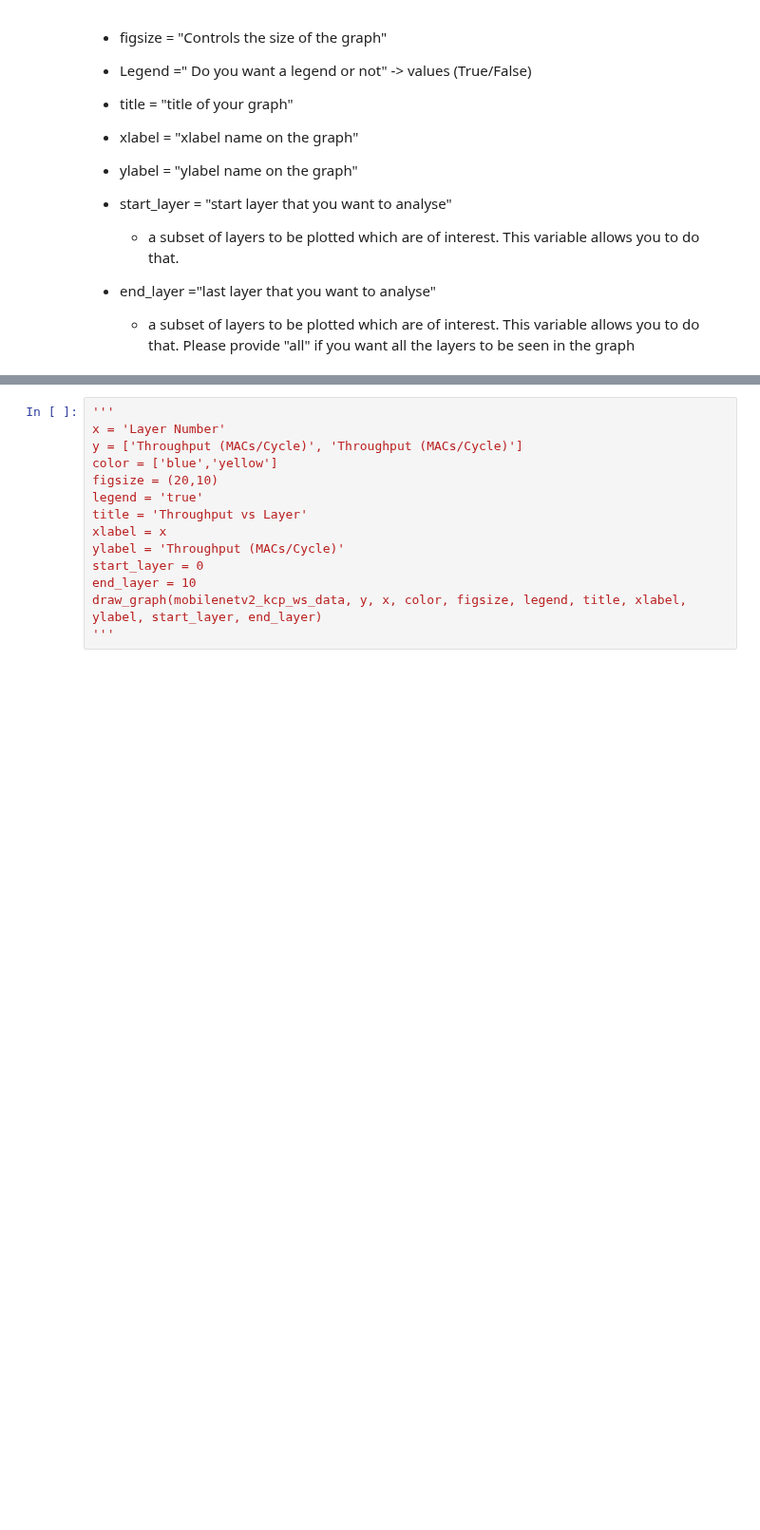
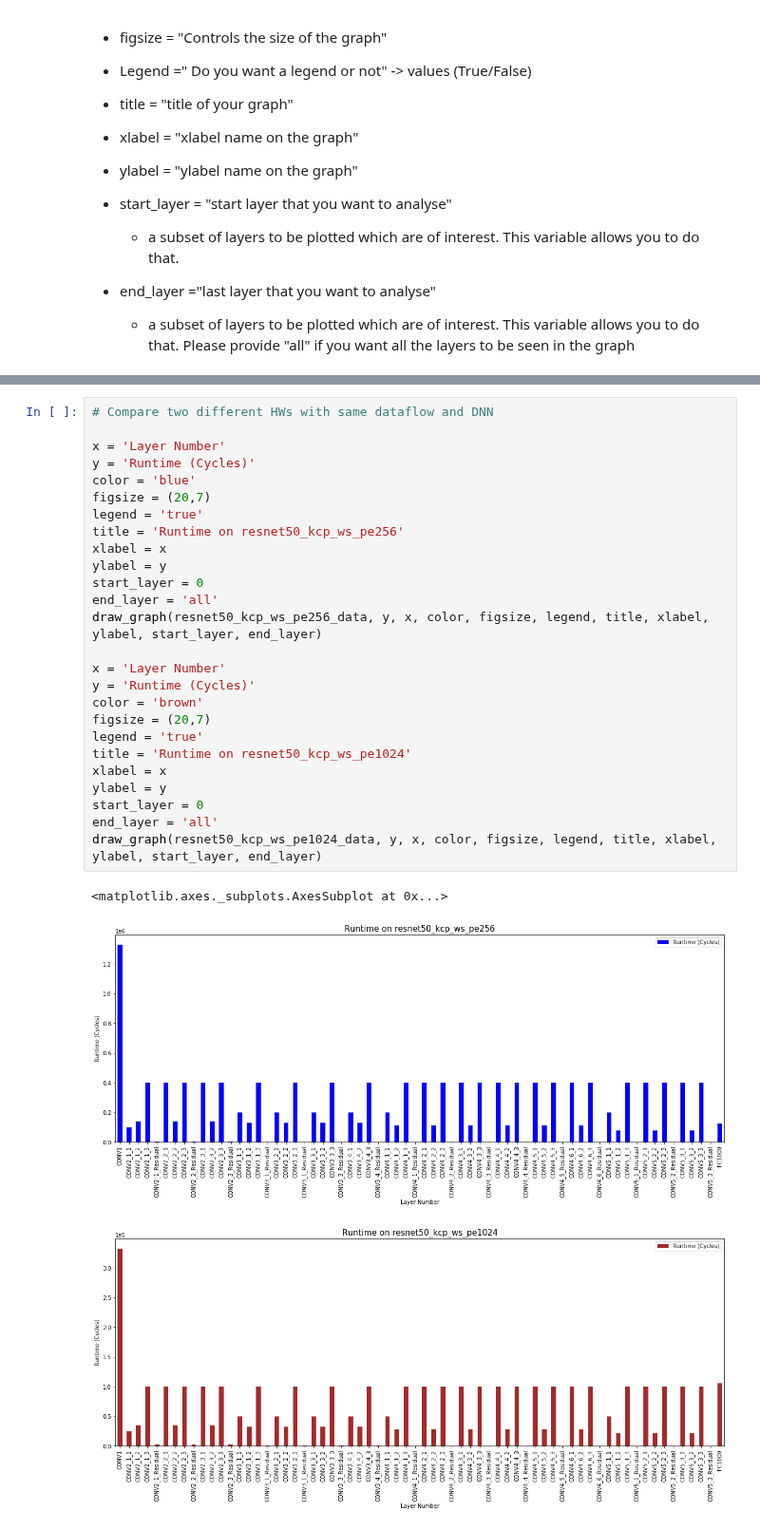
Before and after one commit to maestro-project/maestro, a Jupyter notebook: tools/jupyter_notebook/maestro_output_analysis.ipynb, the cells around one changed output, grey strips where cells are left out. Shown at 95% size. Saved outputs shown, nothing was run; the diff lists cells and outputs as text; blank space fills up the shorter version.

```diff
--- a/tools/jupyter_notebook/maestro_output_analysis.ipynb
+++ b/tools/jupyter_notebook/maestro_output_analysis.ipynb
@@ -162,14 +169,30 @@ draw_graph(mobilenetv2_kcp_ws_data, y, x, color, figsize, legend, title, xlabel,
-# %%
-'''
-x = 'Layer Number'
-y = ['Throughput (MACs/Cycle)', 'Throughput (MACs/Cycle)']
-color = ['blue','yellow']
-figsize = (20,10)
-legend = 'true'
-title = 'Throughput vs Layer'
-xlabel = x
-ylabel = 'Throughput (MACs/Cycle)'
-start_layer = 0
-end_layer = 10
-draw_graph(mobilenetv2_kcp_ws_data, y, x, color, figsize, legend, title, xlabel, ylabel, start_layer, end_layer)
-'''
+# %%
+# Compare two different HWs with same dataflow and DNN
+
+x = 'Layer Number'
+y = 'Runtime (Cycles)'
+color = 'blue'
+figsize = (20,7)
+legend = 'true'
+title = 'Runtime on resnet50_kcp_ws_pe256'
+xlabel = x
+ylabel = y
+start_layer = 0
+end_layer = 'all'
+draw_graph(resnet50_kcp_ws_pe256_data, y, x, color, figsize, legend, title, xlabel, ylabel, start_layer, end_layer)
+
+x = 'Layer Number'
+y = 'Runtime (Cycles)'
+color = 'brown'
+figsize = (20,7)
+legend = 'true'
+title = 'Runtime on resnet50_kcp_ws_pe1024'
+xlabel = x
+ylabel = y
+start_layer = 0
+end_layer = 'all'
+draw_graph(resnet50_kcp_ws_pe1024_data, y, x, color, figsize, legend, title, xlabel, ylabel, start_layer, end_layer)
+# %% [output]
+<matplotlib.axes._subplots.AxesSubplot at 0x...>
+[figure, added]
+[figure, added]
```
Also changed, not shown: parts of 4 cells of this notebook, 9 other files.
